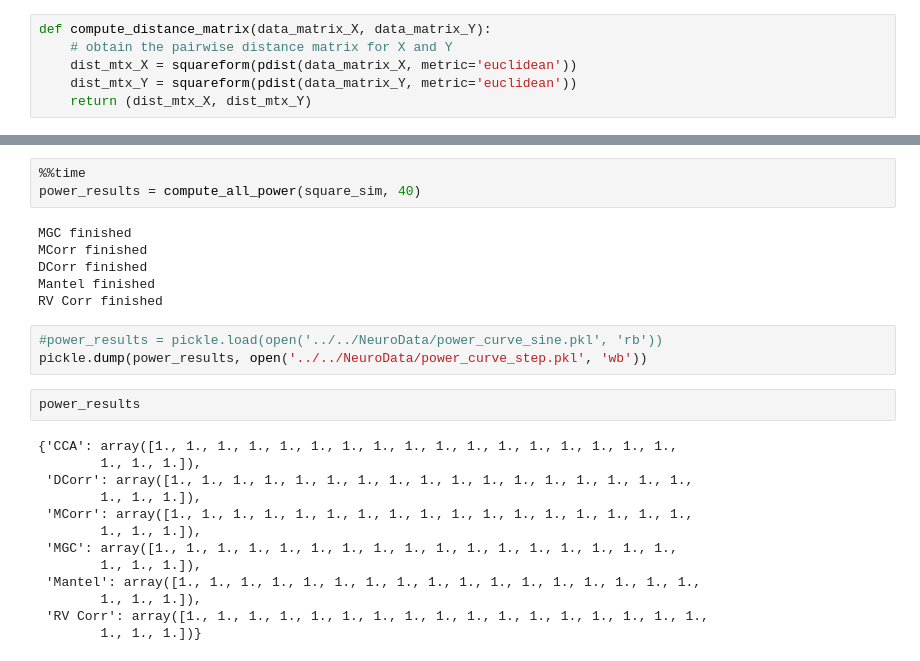
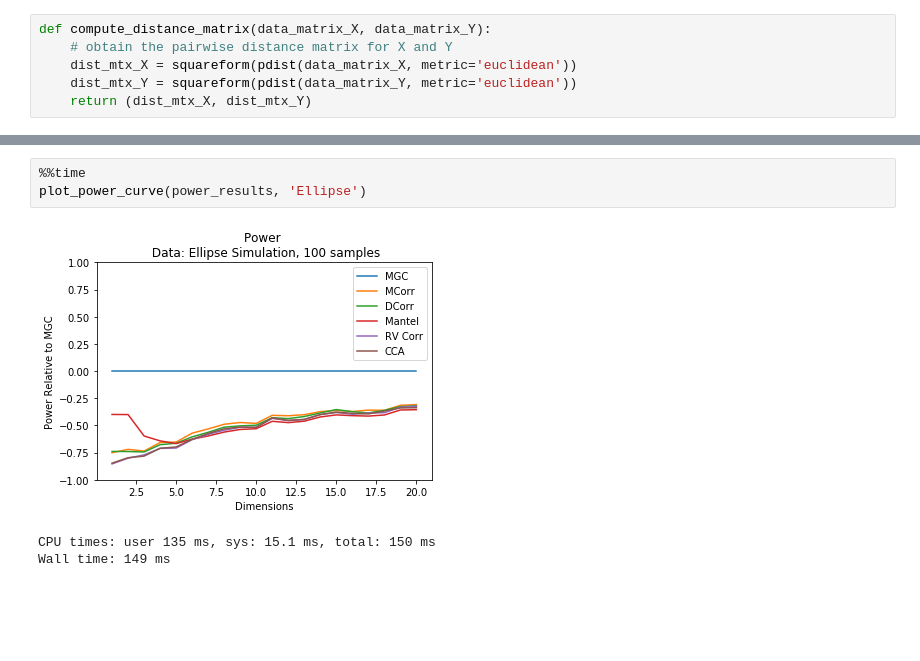
Before and after one commit to neurodata/mgcpy-old, a Jupyter notebook: demos/figure_2_power_curve.ipynb, the cells around one changed output, grey strips where cells are left out. Drawn from its saved outputs; the diff is of its cells as text; blank space fills up the shorter version.

```diff
--- a/demos/figure_2_power_curve.ipynb
+++ b/demos/figure_2_power_curve.ipynb
@@ -81,27 +235,7 @@ def compute_power(independence_tests, simulation_type, dim_range):
 # %%
 %%time
-power_results = compute_all_power(square_sim, 40)
+plot_power_curve(power_results, 'Ellipse')
 # %% [output]
+[figure, added]
-MGC finished
-MCorr finished
-DCorr finished
-Mantel finished
-RV Corr finished
+CPU times: user 135 ms, sys: 15.1 ms, total: 150 ms
+Wall time: 149 ms
-# %%
-#power_results = pickle.load(open('../../NeuroData/power_curve_sine.pkl', 'rb'))
-pickle.dump(power_results, open('../../NeuroData/power_curve_step.pkl', 'wb'))
-# %%
-power_results
-# %% [output]
-{'CCA': array([1., 1., 1., 1., 1., 1., 1., 1., 1., 1., 1., 1., 1., 1., 1., 1., 1.,
-        1., 1., 1.]),
- 'DCorr': array([1., 1., 1., 1., 1., 1., 1., 1., 1., 1., 1., 1., 1., 1., 1., 1., 1.,
-        1., 1., 1.]),
- 'MCorr': array([1., 1., 1., 1., 1., 1., 1., 1., 1., 1., 1., 1., 1., 1., 1., 1., 1.,
-        1., 1., 1.]),
- 'MGC': array([1., 1., 1., 1., 1., 1., 1., 1., 1., 1., 1., 1., 1., 1., 1., 1., 1.,
-        1., 1., 1.]),
- 'Mantel': array([1., 1., 1., 1., 1., 1., 1., 1., 1., 1., 1., 1., 1., 1., 1., 1., 1.,
-        1., 1., 1.]),
- 'RV Corr': array([1., 1., 1., 1., 1., 1., 1., 1., 1., 1., 1., 1., 1., 1., 1., 1., 1.,
-        1., 1., 1.])}
```
Also changed, not shown: parts of 20 cells of this notebook, 2 other files.
